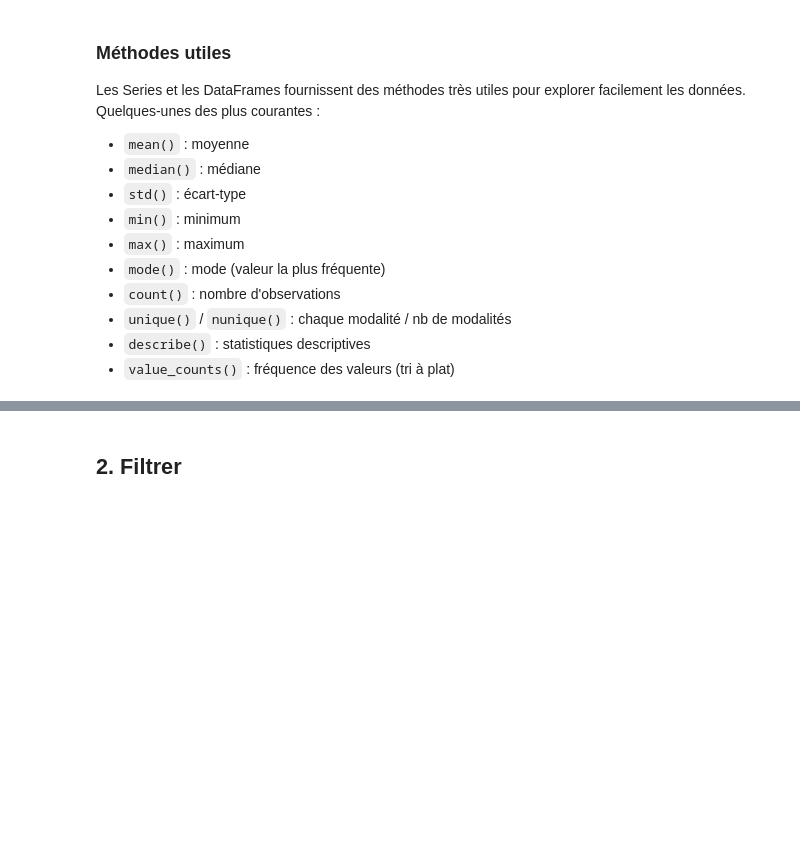
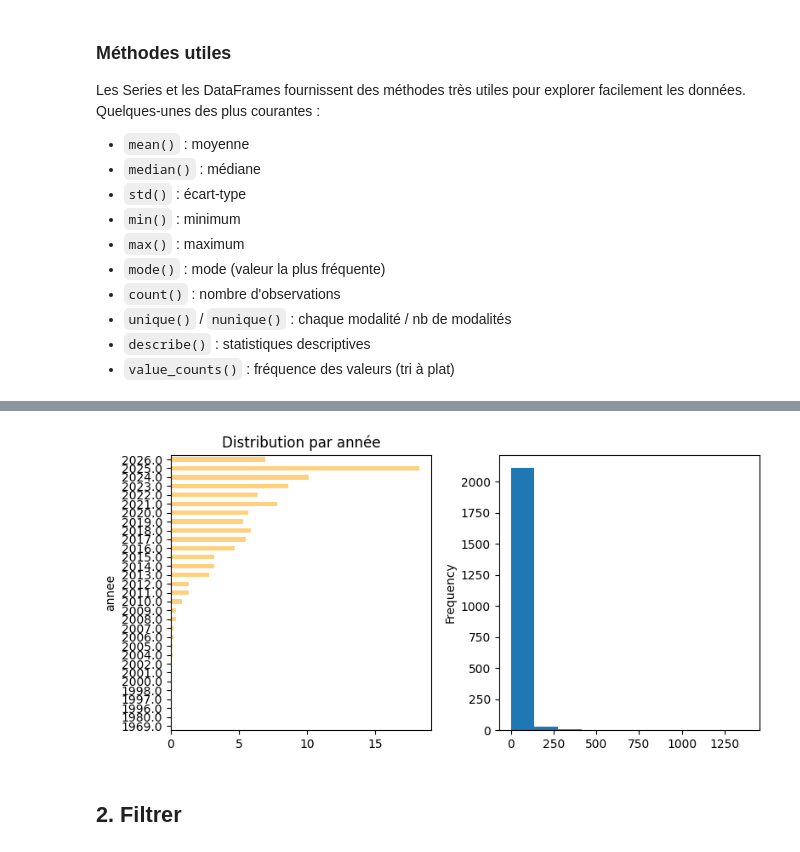
Before and after one commit to pyshs/URFIST-Lyon-2026, a Jupyter notebook: notebooks/Introduction à Pandas.ipynb, the cells around one changed output, grey strips where cells are left out. Saved outputs shown, nothing was run; the diff lists cells and outputs as text; code cells hidden in the pictures; blank space fills up the shorter version.

```diff
--- a/notebooks/Introduction à Pandas.ipynb
+++ b/notebooks/Introduction à Pandas.ipynb
@@ -116,3 +222,12 @@ Lorsque vous cherchez de l'aide pour changer quelque chose sur une figure, si vo
+# %%
+import matplotlib.pyplot as plt
+fix,ax = plt.subplots(1,2, figsize=(8,4))
+distribution.sort_index().plot(kind="barh", color="orange", alpha=0.5, title="Distribution par année", ax=ax[0])
+df_ss["pertinence"].plot(kind="hist", ax=ax[1])
+plt.tight_layout()
+plt.savefig("plot.png")
+# %% [output]
+[figure, added]
 # %% [markdown]
 ## 2. Filtrer
 # %% [markdown]
```
Also changed, not shown: parts of 29 cells of this notebook.
